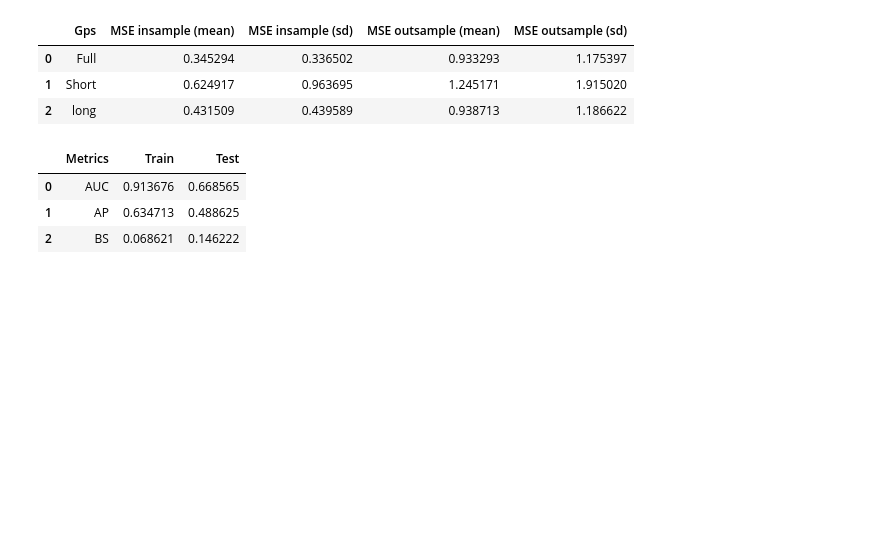
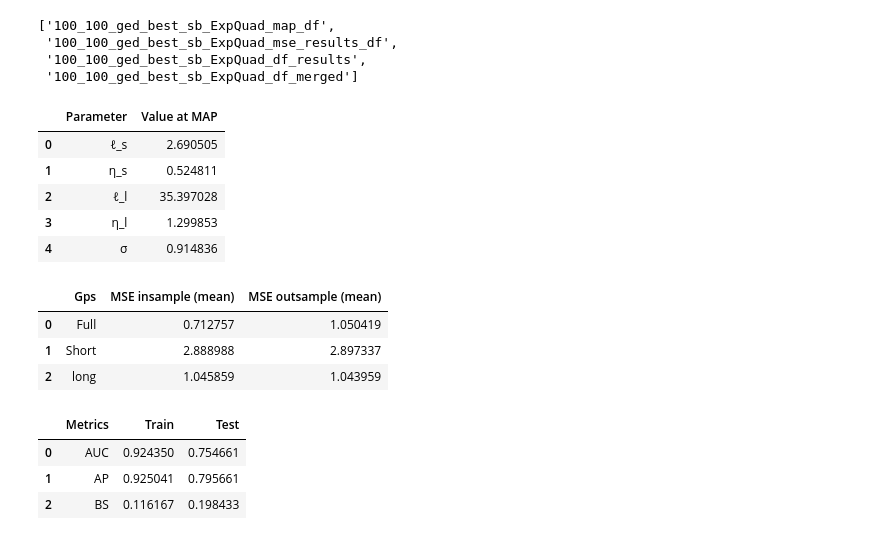
Before and after one commit to Polichinel/The_Currents_of_Conflict, a Jupyter notebook: check_experiment_dicts.ipynb, the cells around one changed output. Cells and saved outputs as stored; diff of their text form; code cells hidden in the pictures; blank space fills up the shorter version.

```diff
--- a/check_experiment_dicts.ipynb
+++ b/check_experiment_dicts.ipynb
@@ -23,14 +16,31 @@ ex_dict['32_ged_best_sb_ExpQuad_map_df']
-# %%
-ex_dict['32_ged_best_sb_ExpQuad_mse_results_df']
-# %% [output]
-|  | Gps | MSE insample (mean) | MSE insample (sd) | MSE outsample (mean) | MSE outsample (sd) |
-| 0 | Full | 0.345294 | 0.336502 | 0.933293 | 1.175397 |
-| 1 | Short | 0.624917 | 0.963695 | 1.245171 | 1.915020 |
-| 2 | long | 0.431509 | 0.439589 | 0.938713 | 1.186622 |
-# %%
-ex_dict['32_ged_best_sb_ExpQuad_df_results']
-# %% [output]
-|  | Metrics | Train | Test |
-| 0 | AUC | 0.913676 | 0.668565 |
-| 1 | AP | 0.634713 | 0.488625 |
-| 2 | BS | 0.068621 | 0.146222 |
+# %%
+dfs = list(ex_dict.keys())
+dfs
+# %% [output]
+['100_100_ged_best_sb_ExpQuad_map_df',
+ '100_100_ged_best_sb_ExpQuad_mse_results_df',
+ '100_100_ged_best_sb_ExpQuad_df_results',
+ '100_100_ged_best_sb_ExpQuad_df_merged']
+# %%
+ex_dict[dfs[0]]
+# %% [output]
+|  | Parameter | Value at MAP |
+| 0 | ℓ_s | 2.690505 |
+| 1 | η_s | 0.524811 |
+| 2 | ℓ_l | 35.397028 |
+| 3 | η_l | 1.299853 |
+| 4 | σ | 0.914836 |
+# %%
+ex_dict[dfs[1]]
+# %% [output]
+|  | Gps | MSE insample (mean) | MSE outsample (mean) |
+| 0 | Full | 0.712757 | 1.050419 |
+| 1 | Short | 2.888988 | 2.897337 |
+| 2 | long | 1.045859 | 1.043959 |
+# %%
+ex_dict[dfs[2]]
+# %% [output]
+|  | Metrics | Train | Test |
+| 0 | AUC | 0.924350 | 0.754661 |
+| 1 | AP | 0.925041 | 0.795661 |
+| 2 | BS | 0.116167 | 0.198433 |
```
Also changed, not shown: parts of 10 cells of this notebook.
